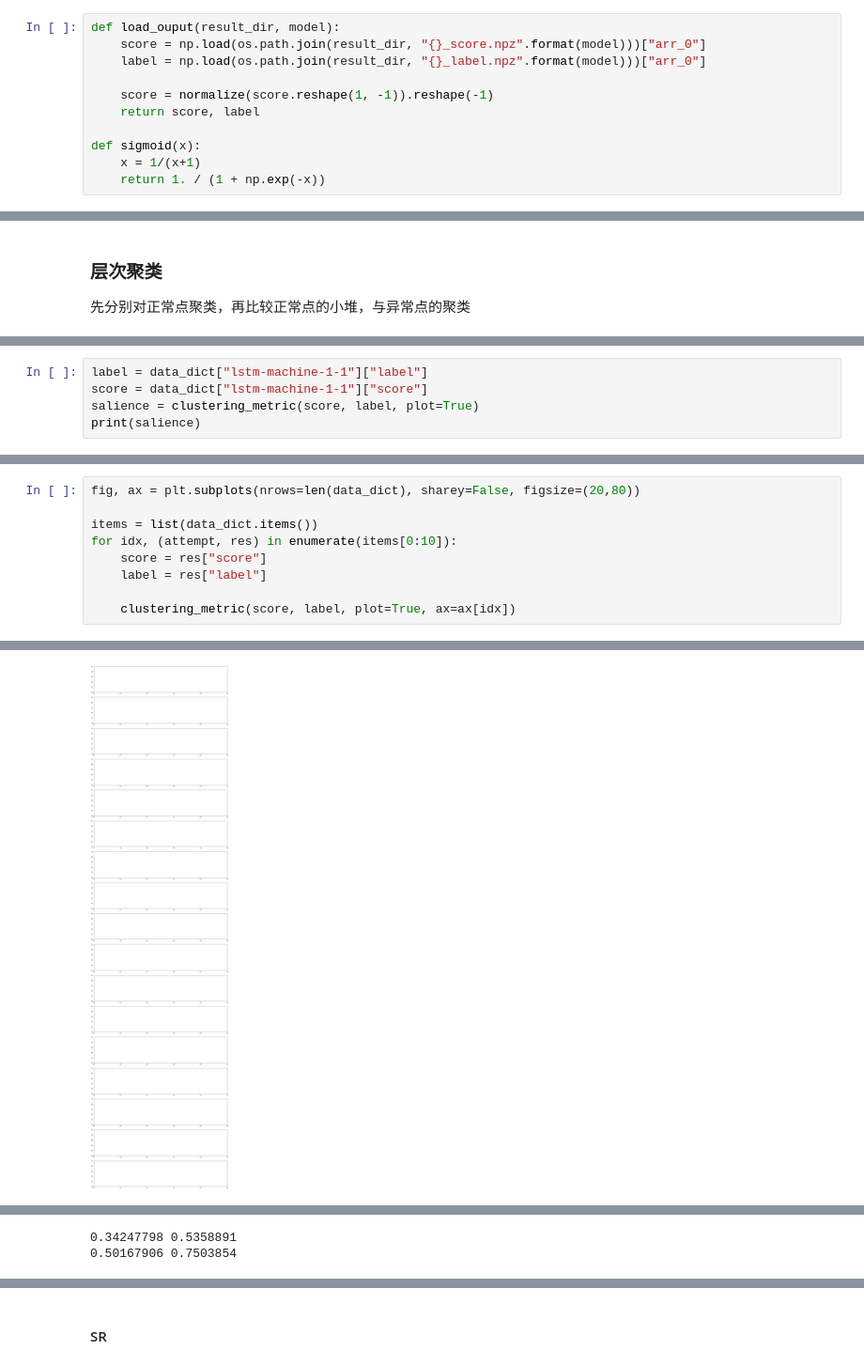
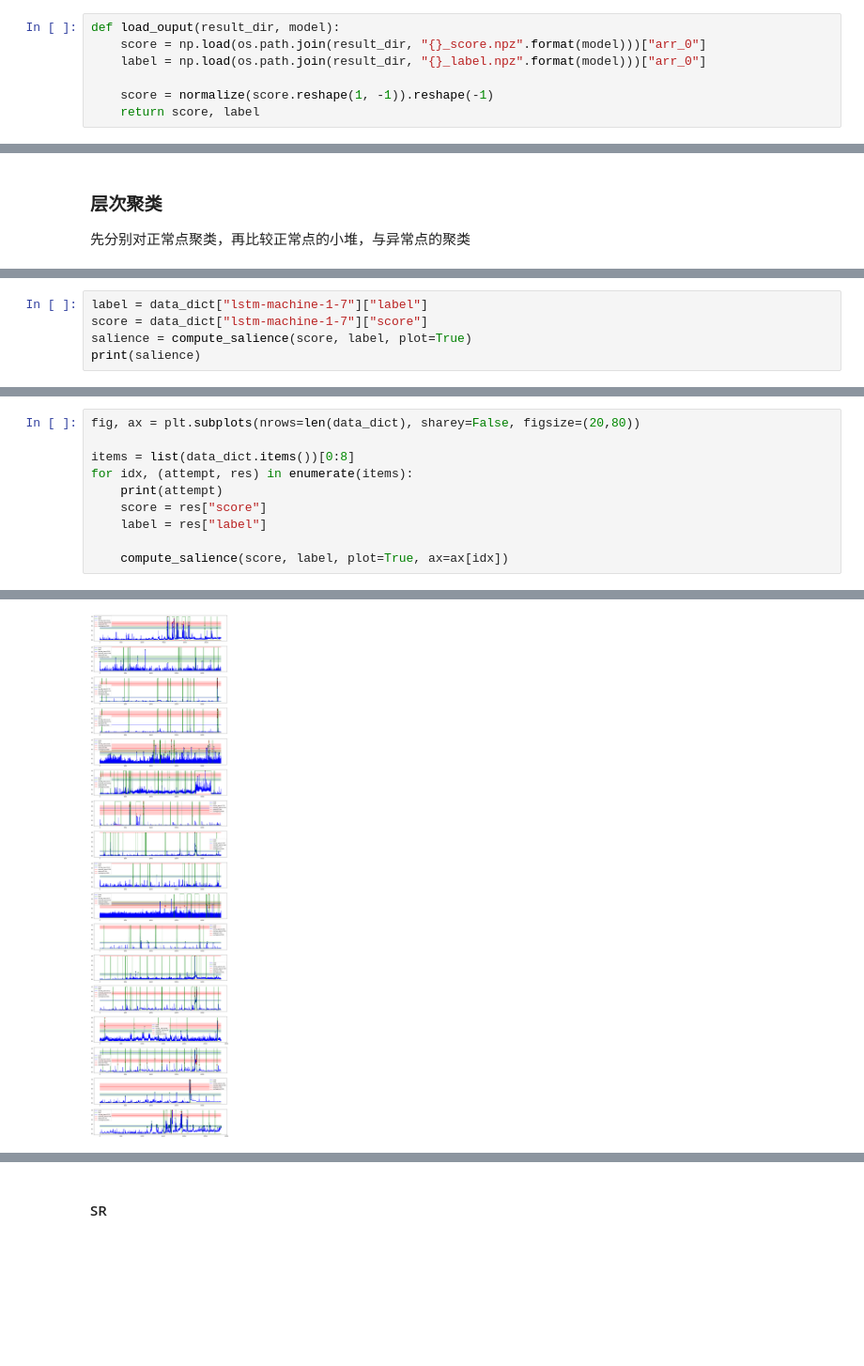
Before and after one commit to JinYang88/TS-anomaly, a Jupyter notebook: notebooks/Metrics-EMD.ipynb, the cells around one changed output, grey strips where cells are left out. Shown at 94% size. Saved outputs shown, nothing was run; the diff lists cells and outputs as text; blank space fills up the shorter version.

```diff
--- a/notebooks/Metrics-EMD.ipynb
+++ b/notebooks/Metrics-EMD.ipynb
@@ -26,10 +26,6 @@ def load_ouput(result_dir, model):
 
     score = normalize(score.reshape(1, -1)).reshape(-1)
     return score, label
-
-def sigmoid(x):
-    x = 1/(x+1)
-    return 1. / (1 + np.exp(-x))
 # %%
 dataset = "SMD"
 subdataset = "machine-1-1"
@@ -194,7 +151,7 @@ def clustering_metric(score, label, plot=False, ax=None):
     return salience
 # %%
-label = data_dict["lstm-machine-1-1"]["label"]
-score = data_dict["lstm-machine-1-1"]["score"]
-salience = clustering_metric(score, label, plot=True)
+label = data_dict["lstm-machine-1-7"]["label"]
+score = data_dict["lstm-machine-1-7"]["score"]
+salience = compute_salience(score, label, plot=True)
 print(salience)
 # %% [output]
@@ -207,10 +165,11 @@ print(salience)
 # %%
 fig, ax = plt.subplots(nrows=len(data_dict), sharey=False, figsize=(20,80))
 
-items = list(data_dict.items())
-for idx, (attempt, res) in enumerate(items[0:10]):
+items = list(data_dict.items())[0:8]
+for idx, (attempt, res) in enumerate(items):
+    print(attempt)
     score = res["score"]
     label = res["label"]
 
-    clustering_metric(score, label, plot=True, ax=ax[idx])
+    compute_salience(score, label, plot=True, ax=ax[idx])
 # %% [output]
@@ -217 +193 @@ for idx, (attempt, res) in enumerate(items[0:10]):
-[figure, old version]
+[figure, new version]
@@ -220,2 +193,0 @@ for idx, (attempt, res) in enumerate(items[0:10]):
-0.34247798 0.5358891
-0.50167906 0.7503854
```
Also changed, not shown: parts of 4 cells of this notebook, 5 other files.
